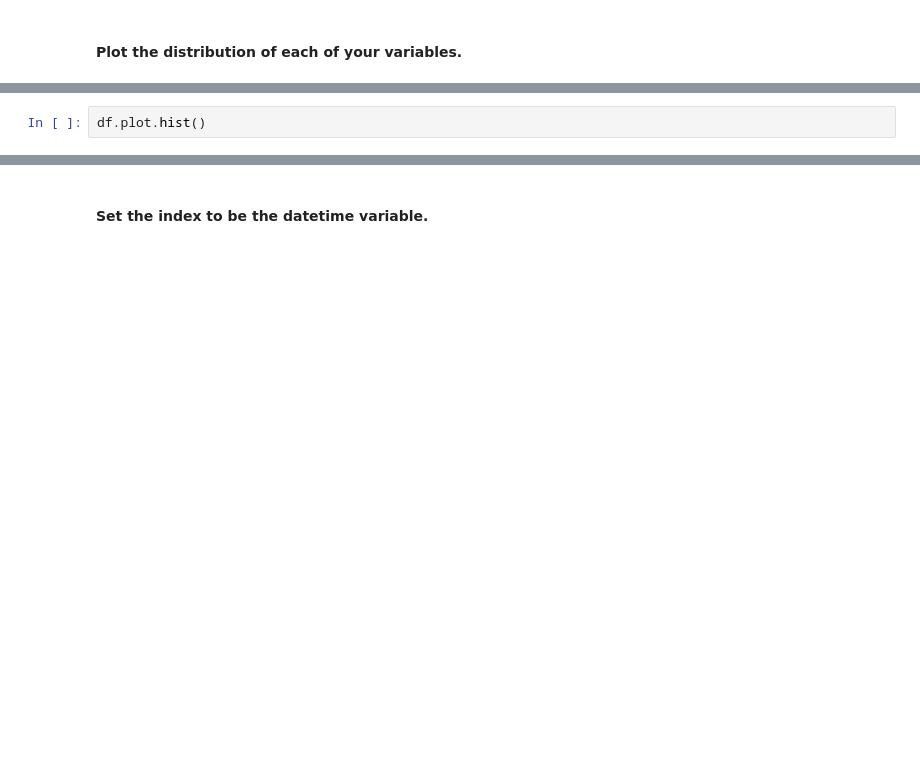
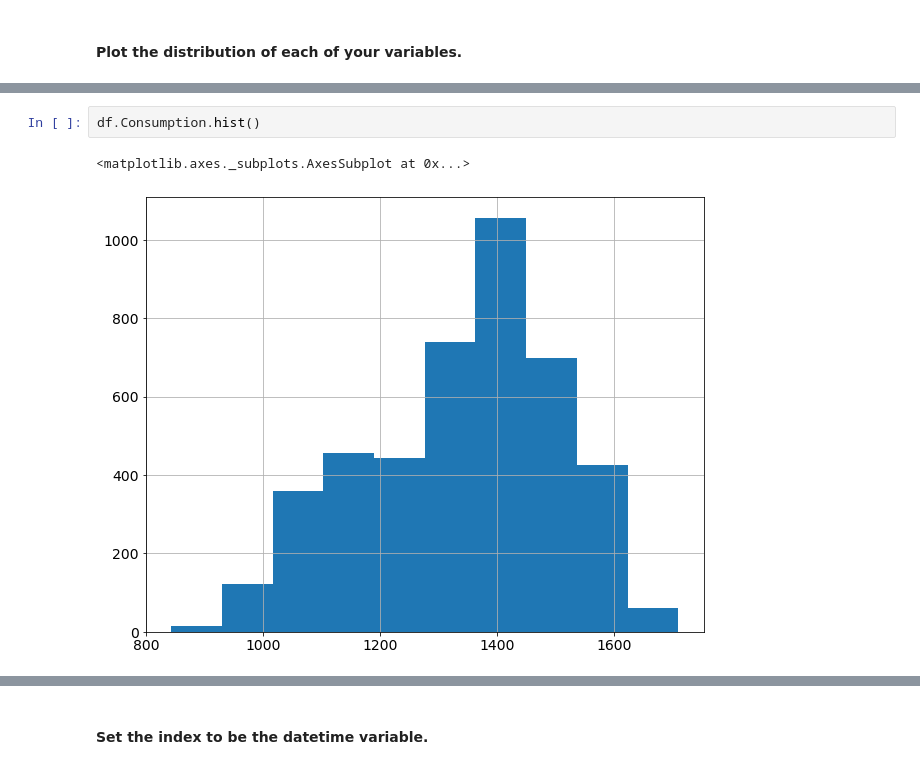
Before and after one commit to KwameTaylor/time-series-exercises, a Jupyter notebook: prepare.ipynb, the cells around one changed output, grey strips where cells are left out. Cells and saved outputs as stored; diff of their text form; blank space fills up the shorter version.

```diff
--- a/prepare.ipynb
+++ b/prepare.ipynb
@@ -164,2 +188,5 @@ df.dtypes
 # %%
-df.plot.hist()
+df.Consumption.hist()
+# %% [output]
+<matplotlib.axes._subplots.AxesSubplot at 0x...>
+[figure, added]
```
Also changed, not shown: parts of 10 cells of this notebook, 1 other file.
